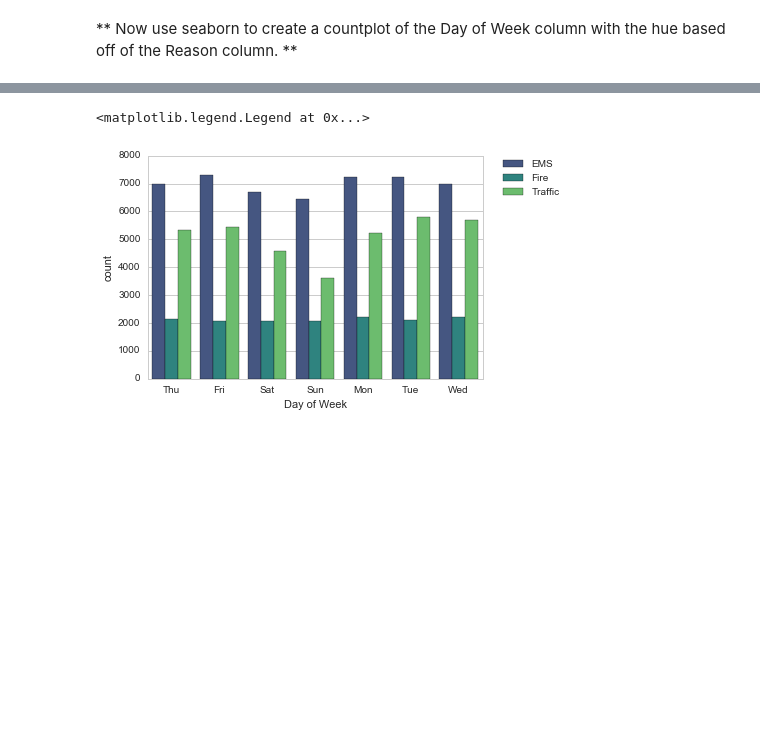
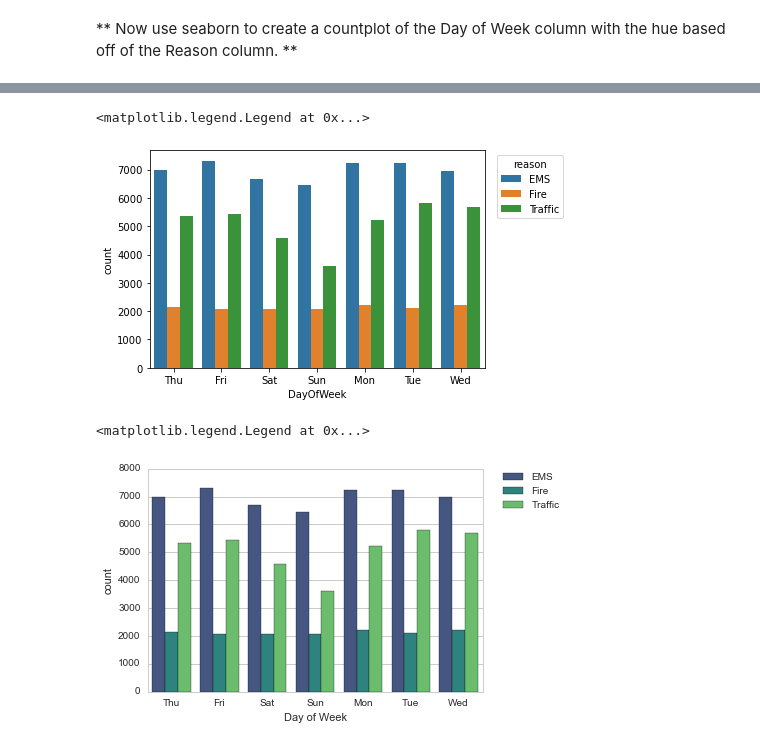
Before and after one commit to neighborpil/PY_PythonForDataScienceAndMachineLearningBootcamp, a Jupyter notebook: Py_DS_ML_Bootcamp-master/10-Data-Capstone-Projects/01-911 Calls Data Capstone Project.ipynb, the cells around one changed output, grey strips where cells are left out. Cells and saved outputs as stored; diff of their text form; code cells hidden in the pictures; blank space fills up the shorter version.

```diff
--- a/Py_DS_ML_Bootcamp-master/10-Data-Capstone-Projects/01-911 Calls Data Capstone Project.ipynb
+++ b/Py_DS_ML_Bootcamp-master/10-Data-Capstone-Projects/01-911 Calls Data Capstone Project.ipynb
@@ -263,3 +498,9 @@ str
+# %%
+sns.countplot(x='DayOfWeek', hue='reason', data=df)
+plt.legend(loc='upper right', title='reason', bbox_to_anchor=(1.25, 1))
+# %% [output]
+<matplotlib.legend.Legend at 0x...>
+[figure, added]
 # %%
 # %% [output]
 <matplotlib.legend.Legend at 0x...>
```
Also changed, not shown: parts of 63 cells of this notebook.
